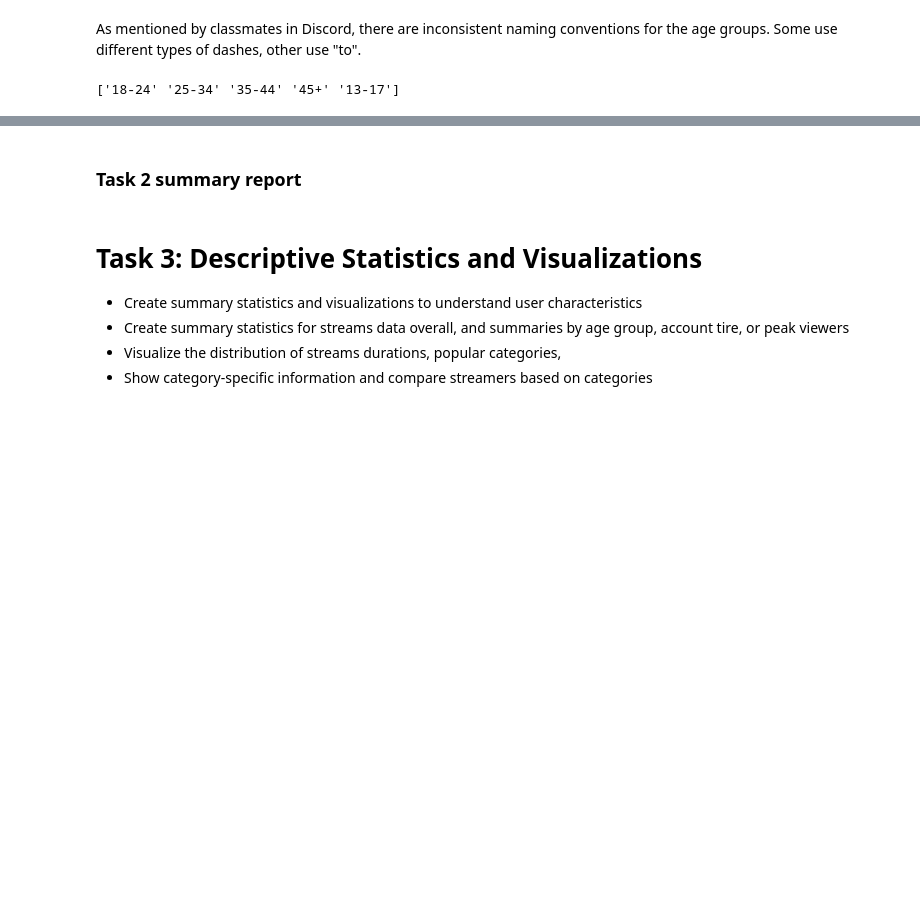
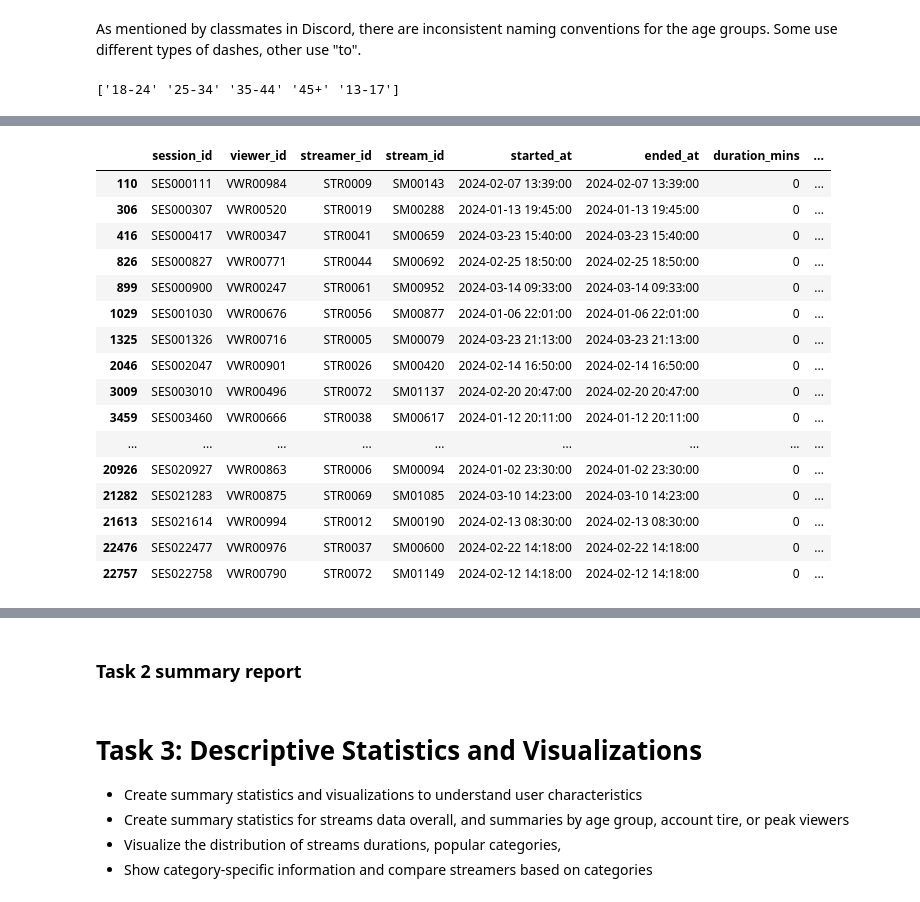
Before and after one commit to zlwym/Assignment01_IAT461, a Jupyter notebook: IAT461-Assignment01-Scaffold.ipynb, the cells around one changed output, grey strips where cells are left out. Cells and saved outputs as stored; diff of their text form; code cells hidden in the pictures; blank space fills up the shorter version.

```diff
--- a/IAT461-Assignment01-Scaffold.ipynb
+++ b/IAT461-Assignment01-Scaffold.ipynb
@@ -512,0 +524,21 @@ print(viewers['age_group'].unique())
+# %%
+#Some of these sessions with 0 minutes recorded still have chat activity
+sessions.loc[sessions['duration_mins'] == 0]
+# %% [output]
+|  | session_id | viewer_id | streamer_id | stream_id | started_at | ended_at | duration_mins | ... |
+| 110 | SES000111 | VWR00984 | STR0009 | SM00143 | 2024-02-07 13:39:00 | 2024-02-07 13:39:00 | 0 | ... |
+| 306 | SES000307 | VWR00520 | STR0019 | SM00288 | 2024-01-13 19:45:00 | 2024-01-13 19:45:00 | 0 | ... |
+| 416 | SES000417 | VWR00347 | STR0041 | SM00659 | 2024-03-23 15:40:00 | 2024-03-23 15:40:00 | 0 | ... |
+| 826 | SES000827 | VWR00771 | STR0044 | SM00692 | 2024-02-25 18:50:00 | 2024-02-25 18:50:00 | 0 | ... |
+| 899 | SES000900 | VWR00247 | STR0061 | SM00952 | 2024-03-14 09:33:00 | 2024-03-14 09:33:00 | 0 | ... |
+| 1029 | SES001030 | VWR00676 | STR0056 | SM00877 | 2024-01-06 22:01:00 | 2024-01-06 22:01:00 | 0 | ... |
+| 1325 | SES001326 | VWR00716 | STR0005 | SM00079 | 2024-03-23 21:13:00 | 2024-03-23 21:13:00 | 0 | ... |
+| 2046 | SES002047 | VWR00901 | STR0026 | SM00420 | 2024-02-14 16:50:00 | 2024-02-14 16:50:00 | 0 | ... |
+| 3009 | SES003010 | VWR00496 | STR0072 | SM01137 | 2024-02-20 20:47:00 | 2024-02-20 20:47:00 | 0 | ... |
+| 3459 | SES003460 | VWR00666 | STR0038 | SM00617 | 2024-01-12 20:11:00 | 2024-01-12 20:11:00 | 0 | ... |
+| ... | ... | ... | ... | ... | ... | ... | ... | ... |
+| 20926 | SES020927 | VWR00863 | STR0006 | SM00094 | 2024-01-02 23:30:00 | 2024-01-02 23:30:00 | 0 | ... |
+| 21282 | SES021283 | VWR00875 | STR0069 | SM01085 | 2024-03-10 14:23:00 | 2024-03-10 14:23:00 | 0 | ... |
+| 21613 | SES021614 | VWR00994 | STR0012 | SM00190 | 2024-02-13 08:30:00 | 2024-02-13 08:30:00 | 0 | ... |
+| 22476 | SES022477 | VWR00976 | STR0037 | SM00600 | 2024-02-22 14:18:00 | 2024-02-22 14:18:00 | 0 | ... |
+| 22757 | SES022758 | VWR00790 | STR0072 | SM01149 | 2024-02-12 14:18:00 | 2024-02-12 14:18:00 | 0 | ... |
```
Also changed, not shown: parts of 9 cells of this notebook.
